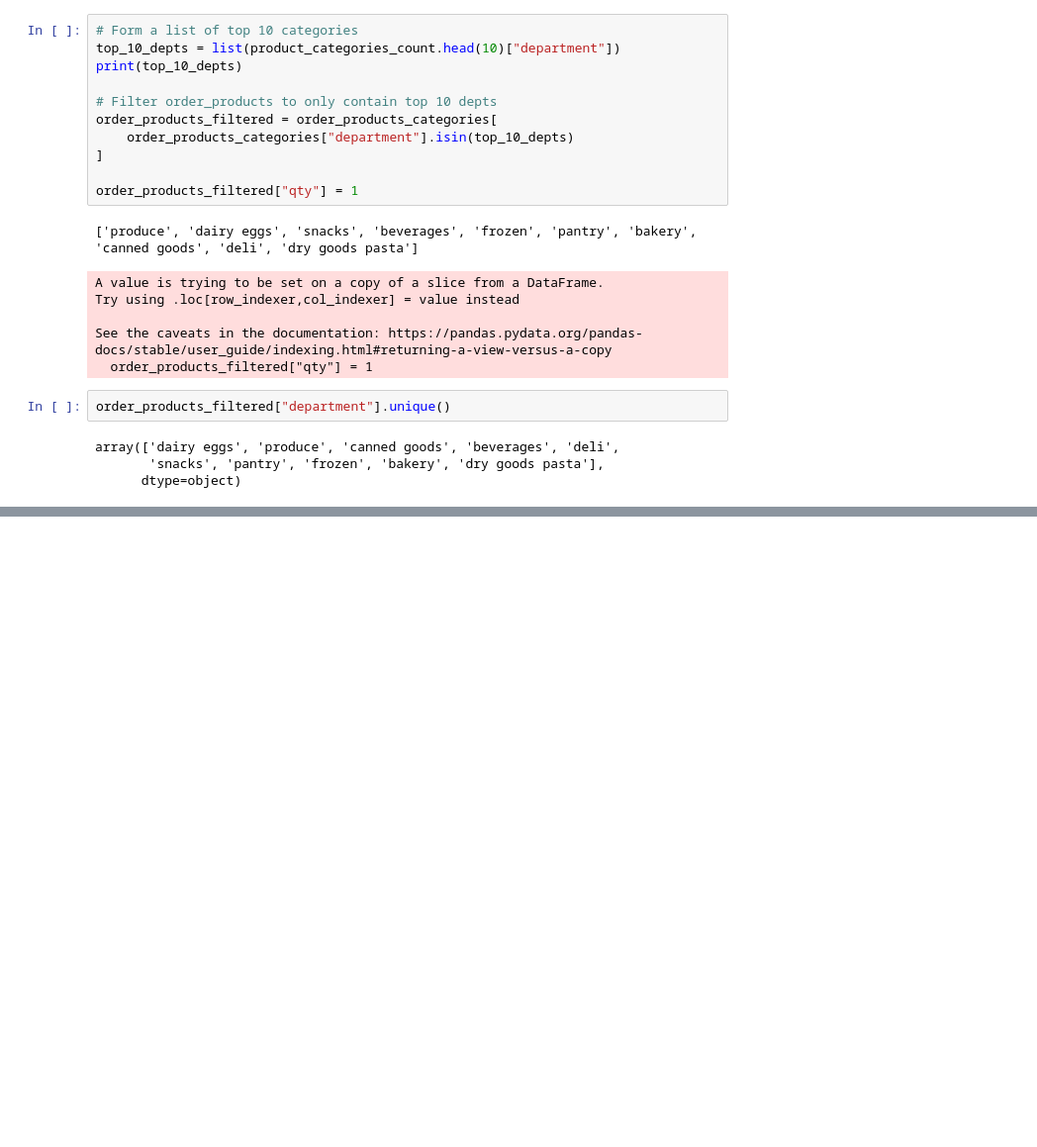
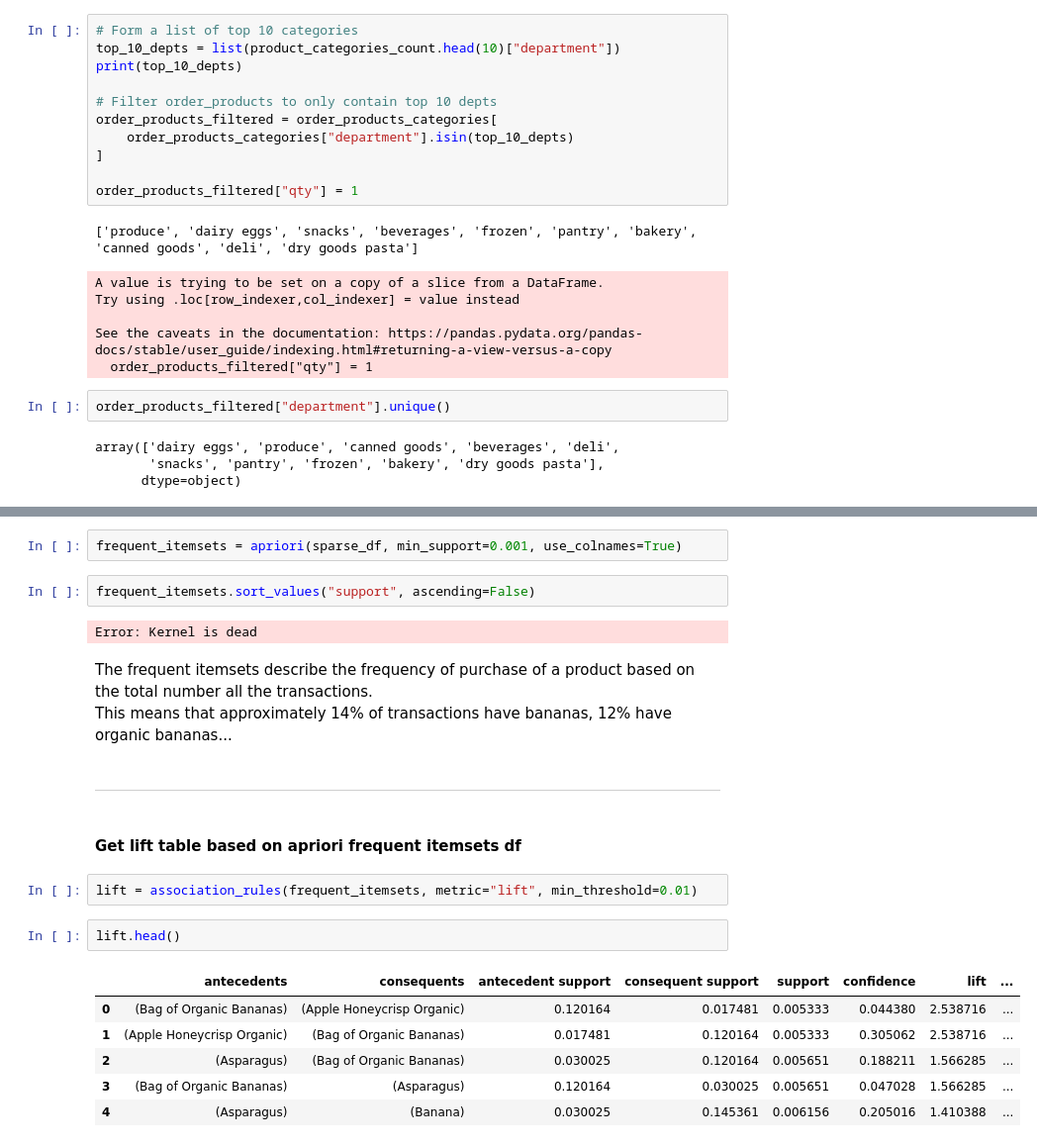
Before and after one commit to monolabs/products_association, a Jupyter notebook: notebooks/arm_experimental.ipynb, the cells around one changed output, grey strips where cells are left out. Shown at 99% size. Saved outputs shown, nothing was run; the diff lists cells and outputs as text; blank space fills up the shorter version.

```diff
--- a/notebooks/arm_experimental.ipynb
+++ b/notebooks/arm_experimental.ipynb
@@ -207,0 +200,24 @@ basket2
+# %%
+frequent_itemsets = apriori(sparse_df, min_support=0.001, use_colnames=True)
+# %%
+frequent_itemsets.sort_values("support", ascending=False)
+# %% [output]
+Error: Kernel is dead
+# %% [markdown]
+The frequent itemsets describe the frequency of purchase of a product based on the total number all the transactions.
+This means that approximately 14% of transactions have bananas, 12% have organic bananas...
+# %% [markdown]
+---
+# %% [markdown]
+#### Get lift table based on apriori frequent itemsets df
+# %%
+lift = association_rules(frequent_itemsets, metric="lift", min_threshold=0.01)
+# %%
+lift.head()
+# %% [output]
+|  | antecedents | consequents | antecedent support | consequent support | support | confidence | lift | ... |
+| 0 | (Bag of Organic Bananas) | (Apple Honeycrisp Organic) | 0.120164 | 0.017481 | 0.005333 | 0.044380 | 2.538716 | ... |
+| 1 | (Apple Honeycrisp Organic) | (Bag of Organic Bananas) | 0.017481 | 0.120164 | 0.005333 | 0.305062 | 2.538716 | ... |
+| 2 | (Asparagus) | (Bag of Organic Bananas) | 0.030025 | 0.120164 | 0.005651 | 0.188211 | 1.566285 | ... |
+| 3 | (Bag of Organic Bananas) | (Asparagus) | 0.120164 | 0.030025 | 0.005651 | 0.047028 | 1.566285 | ... |
+| 4 | (Asparagus) | (Banana) | 0.030025 | 0.145361 | 0.006156 | 0.205016 | 1.410388 | ... |
```
Also changed, not shown: parts of 26 cells of this notebook.
